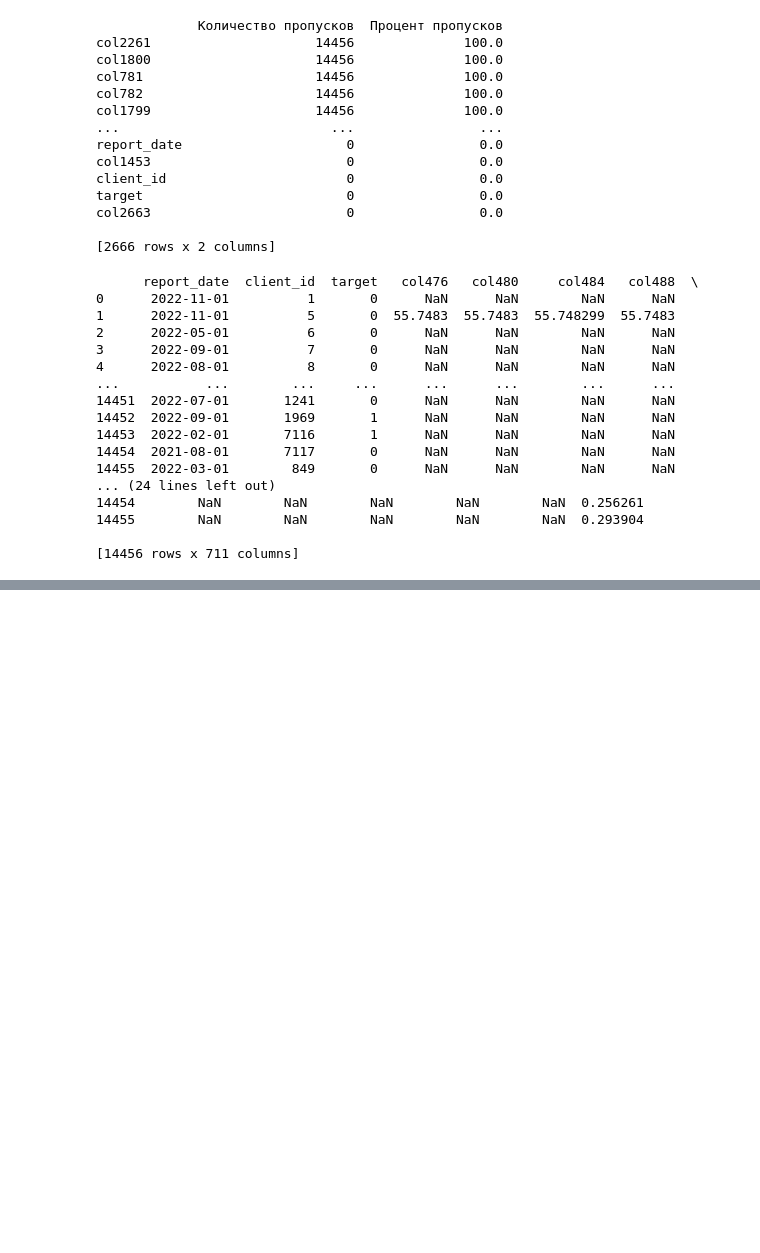
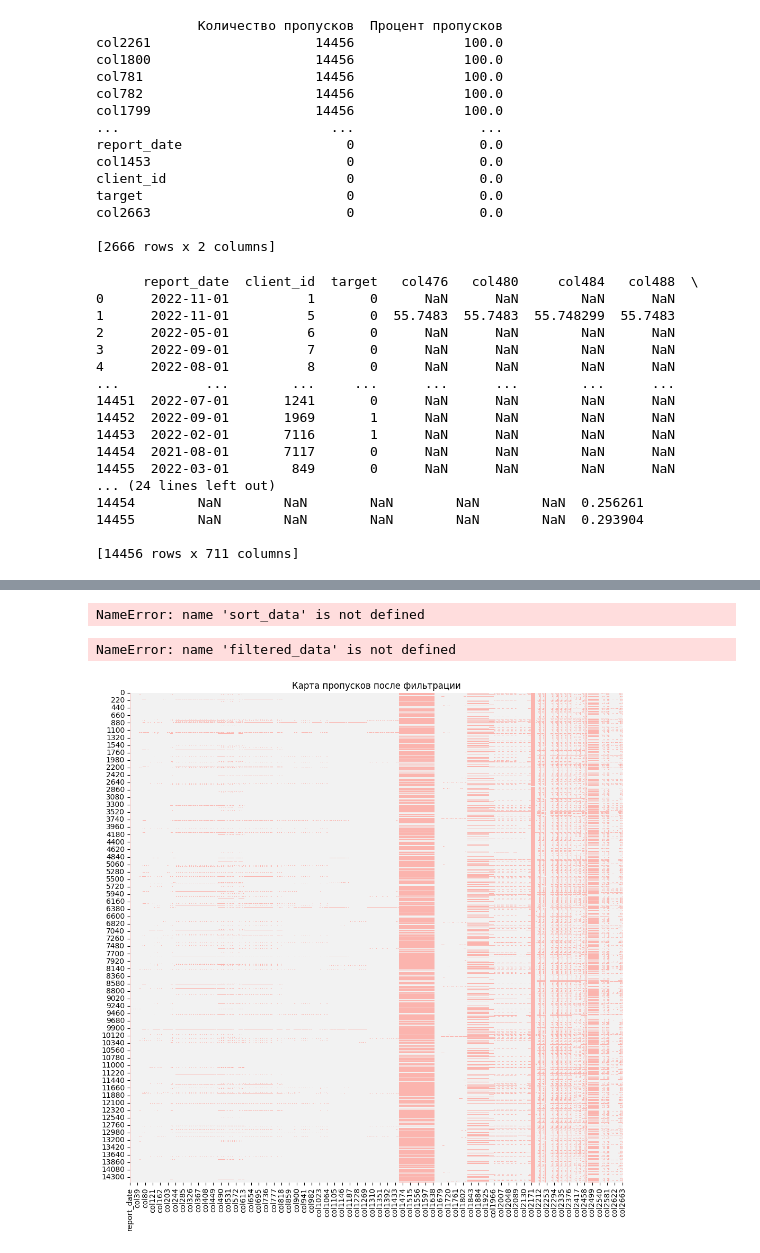
Before and after one commit to Tema13379/2intensiv2, a Jupyter notebook: data.ipynb, the cells around one changed output, grey strips where cells are left out. Drawn from its saved outputs; the diff is of its cells as text; code cells hidden in the pictures; blank space fills up the shorter version.

```diff
--- a/data.ipynb
+++ b/data.ipynb
@@ -238,0 +311,31 @@ data
+# %%
+sort_data.info()
+# %% [output]
+NameError: name 'sort_data' is not defined
+# %%
+filtered_data = filtered_data.copy()
+
+# Добавляем столбец с количеством ненулевых значений
+filtered_data['non_null_count'] = filtered_data.notnull().sum(axis=1)
+
+# Сортируем строки по количеству ненулевых значений
+data_sorted = filtered_data.sort_values(by='non_null_count', ascending=False)
+
+# Сохраняем только первые 3000 строк
+filtered_data = data_sorted.head(3000)
+
+# Удаляем вспомогательный столбец
+filtered_data = filtered_data.drop(columns=['non_null_count'])
+
+# Сохраняем результат (опционально)
+filtered_data.to_csv("filtered_data.csv", index=False)
+# %% [output]
+NameError: name 'filtered_data' is not defined
+# %%
+# Визуализация
+fig, ax = plt.subplots(figsize=(12, 12))
+sns.heatmap(data.isnull(), cbar=False, cmap='Pastel1')
+plt.title("Карта пропусков после фильтрации")
+plt.show()
+# %% [output]
+[figure, added]
```
Also changed, not shown: parts of 26 cells of this notebook.
